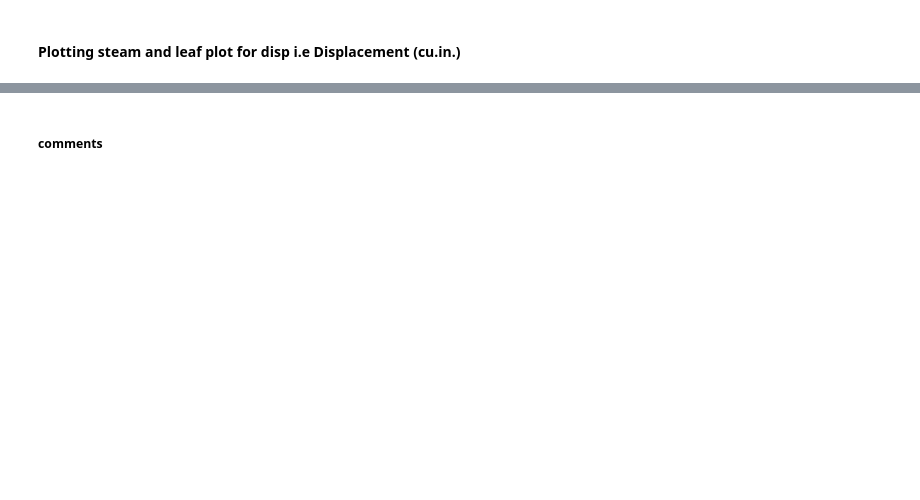
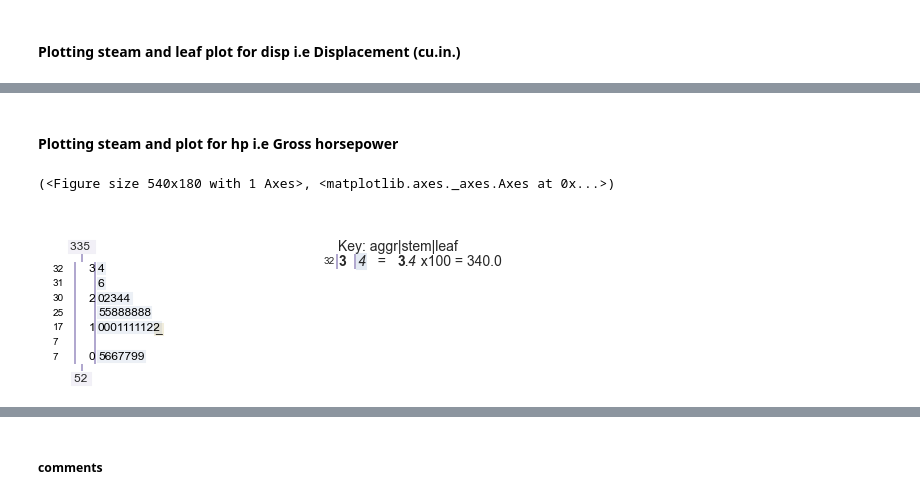
Before and after one commit to BuyingANew-Soul/CSE-520-Assignment-1, a Jupyter notebook: CSE 520 assignment 1.ipynb, the cells around one changed output, grey strips where cells are left out. Drawn from its saved outputs; the diff is of its cells as text; code cells hidden in the pictures; blank space fills up the shorter version.

```diff
--- a/CSE 520 assignment 1.ipynb
+++ b/CSE 520 assignment 1.ipynb
@@ -168,0 +179,7 @@ stem_graphic(df['disp'])
+# %% [markdown]
+#### Plotting steam and plot for hp i.e Gross horsepower
+# %%
+stem_graphic(df['hp'], display=1200)
+# %% [output]
+(<Figure size 540x180 with 1 Axes>, <matplotlib.axes._axes.Axes at 0x...>)
+[figure, added]
```
Also changed, not shown: parts of 53 cells of this notebook.
